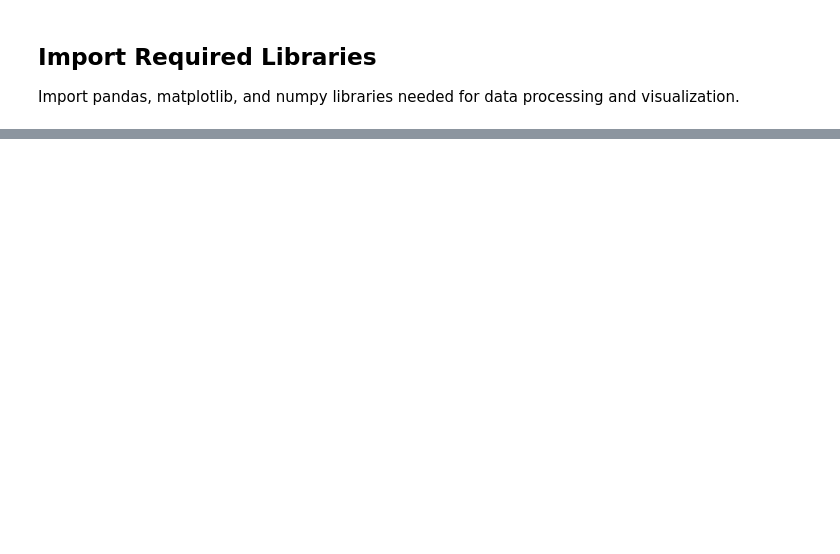
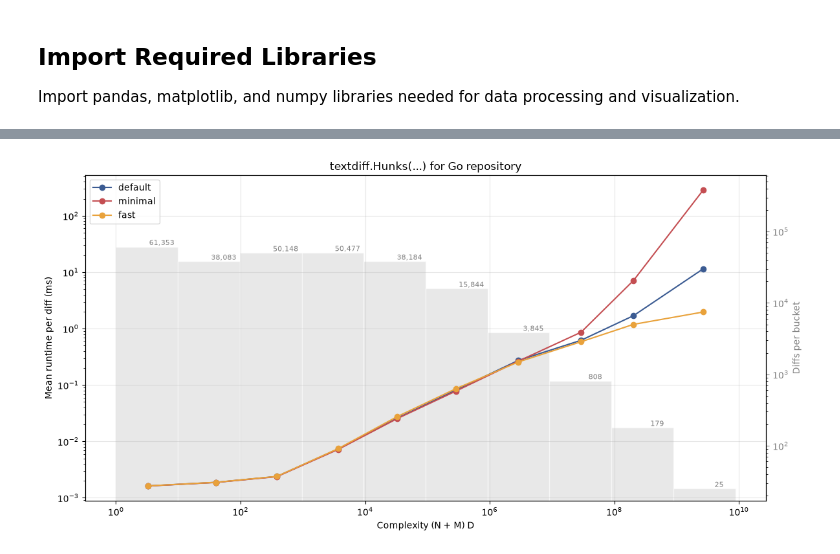
Before and after one commit to znkr/diff, a Jupyter notebook: plots/perf_go_repo.ipynb, the cells around one changed output, grey strips where cells are left out. Saved outputs shown, nothing was run; the diff lists cells and outputs as text; code cells hidden in the pictures; blank space fills up the shorter version.

```diff
--- a/plots/perf_go_repo.ipynb
+++ b/plots/perf_go_repo.ipynb
@@ -194,0 +102,19 @@ Found 259054 records for indent-heuristic variant
+# %%
+# The complexity of a change is the same for all variants: D comes from the
+# minimal diff.
+minimal = stats[stats['variant'] == 'minimal'][['commit_id', 'file', 'N', 'M', 'D']]
+minimal = minimal[minimal['D'] > 0].drop_duplicates(['commit_id', 'file'])
+minimal['complexity'] = (minimal['N'] + minimal['M']) * minimal['D']
+
+edges = np.logspace(np.log10(minimal['complexity'].min()), np.log10(minimal['complexity'].max()), 11)
+minimal['bucket'] = np.clip(np.digitize(minimal['complexity'], edges) - 1, 0, 9)
+
+changes = stats.merge(minimal[['commit_id', 'file', 'complexity', 'bucket']], on=['commit_id', 'file'])
+by_bucket = changes.groupby(['variant', 'bucket']).agg(
+    complexity=('complexity', 'mean'),
+    duration_ms=('duration_ns', lambda d: d.mean() / 1_000_000),
+    p95_ms=('duration_ns', lambda d: d.quantile(0.95) / 1_000_000),
+    p99_ms=('duration_ns', lambda d: d.quantile(0.99) / 1_000_000),
+    diffs=('duration_ns', 'size'),
+).reset_index()
+display(by_bucket.pivot(index='bucket', columns='variant', values=['diffs', 'duration_ms', 'p95_ms', 'p99_ms']))
@@ -194,0 +135,34 @@ Found 259054 records for indent-heuristic variant
+# %%
+bucket_sizes = by_bucket[by_bucket['variant'] == 'minimal'].set_index('bucket')['diffs'].reindex(range(10), fill_value=0)
+
+def draw_bucket_sizes(ax):
+    """Draws the number of diffs in each bucket as bars behind the plot in ax."""
+    counts = ax.twinx()
+    bars = counts.bar(edges[:-1], bucket_sizes, width=np.diff(edges), align='edge', color='lightgray', alpha=0.5, edgecolor='white')
+    counts.bar_label(bars, labels=[f'{int(c):,}' for c in bucket_sizes], color='gray', fontsize=8)
+    counts.set_yscale('log')
+    counts.set_ylim(top=bucket_sizes.max() * 10)
+    counts.set_ylabel('Diffs per bucket', color='gray')
+    counts.tick_params(axis='y', colors='gray')
+    ax.set_zorder(counts.get_zorder() + 1)
+    ax.patch.set_visible(False)
+
+fig, ax = plt.subplots(figsize=(12, 6))
+draw_bucket_sizes(ax)
+
+for variant in variants:
+    v = by_bucket[by_bucket['variant'] == variant]
+    ax.plot(v['complexity'], v['duration_ms'], marker='o', label=variant, color=colors[variant])
+ax.set_xscale('log')
+ax.set_yscale('log')
+ax.set_xlabel('Complexity (N + M) D')
+ax.set_ylabel('Mean runtime per diff (ms)')
+ax.set_title('textdiff.Hunks(...) for Go repository')
+ax.grid(True, which='major', alpha=0.3)
+ax.legend(loc='upper left')
+plt.tight_layout()
+fig.savefig('perf_go_repo_comparison.png', dpi=100, bbox_inches='tight')
+plt.show()
+plt.close(fig)
+# %% [output]
+[figure, added]
```
Also changed, not shown: parts of 16 cells of this notebook, 6 other files.
